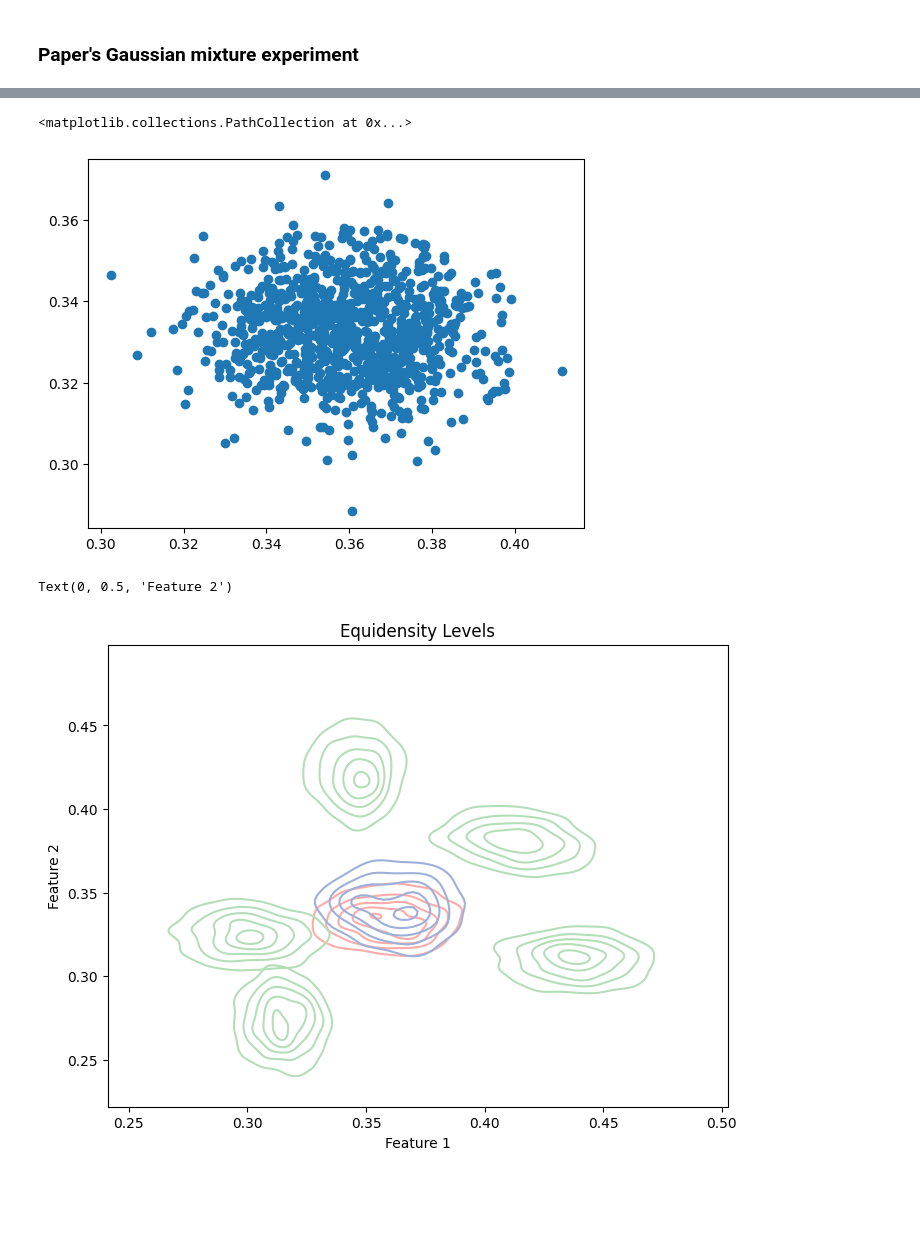
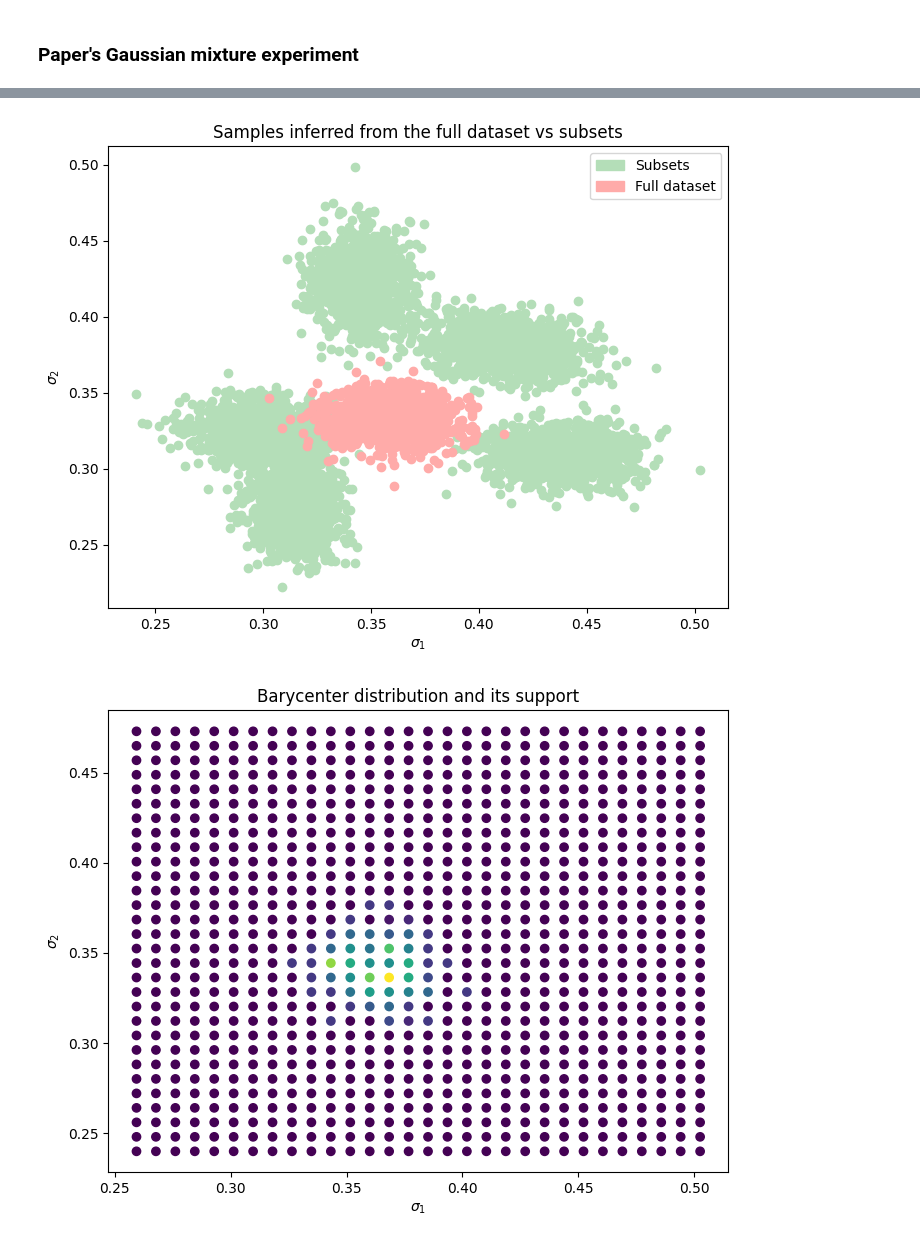
Before and after one commit to VictorBaillet/WASP-experiments, a Jupyter notebook: results.ipynb, the cells around one changed output, grey strips where cells are left out. Saved outputs shown, nothing was run; the diff lists cells and outputs as text; code cells hidden in the pictures; blank space fills up the shorter version.

Commit message:
clean results plotting function

```diff
--- a/results.ipynb
+++ b/results.ipynb
@@ -105,6 +25,0 @@ plt.scatter(f_m[:, 0], f_m[:, 1])
-# %%
-f_m = f(full_data_sampling)
-plt.scatter(f_m[:, 0], f_m[:, 1])
-# %% [output]
-<matplotlib.collections.PathCollection at 0x...>
-[figure, removed]
@@ -124,37 +26,5 @@ def smooth_equidensity_line(x, y):
-# %%
-plt.figure(figsize=(8, 6))
-
-f_m = f(full_data_sampling)
-x = f_m[:, 0]
-y = f_m[:, 1]
-xx, yy, zz = smooth_equidensity_line(x, y)
-plt.contour(xx, yy, zz, levels=5, colors='#ffaba9')  # contour lines
-
-for sub_sampling in x_sub_sampling:
-    f_m = f(sub_sampling)
-    x = f_m[:, 0]
-    y = f_m[:, 1]
-    xx, yy, zz = smooth_equidensity_line(x, y)
-    plt.contour(xx, yy, zz, levels=5, colors='#b4deb8')
-
-x, y = overallPost[:, 0], overallPost[:, 1]
-z = xsol[:30*30]  # Your density or value for each point
-
-# Create grid
-xi = np.linspace(x.min(), x.max(), 100)
-yi = np.linspace(y.min(), y.max(), 100)
-xi, yi = np.meshgrid(xi, yi)
-
-# Interpolate z values on this grid
-zi = griddata((x, y), z, (xi, yi), method='linear')
-zi = gaussian_filter(zi, sigma=2) + 10e-8
-
-# Plot
-plt.contour(xi, yi, zi, levels=5, colors='#9db0d9')  # Adjust levels as needed
-
-plt.title('Equidensity Levels')
-plt.xlabel('Feature 1')
-plt.ylabel('Feature 2')
-# %% [output]
-Text(0, 0.5, 'Feature 2')
-[figure, removed]
+# %%
+output = process_results('experience_1.yaml', proj='rho_1', npart=5)
+# %% [output]
+[figure, added]
+[figure, added]
```
Also changed, not shown: parts of 11 cells of this notebook, 2 other files.
